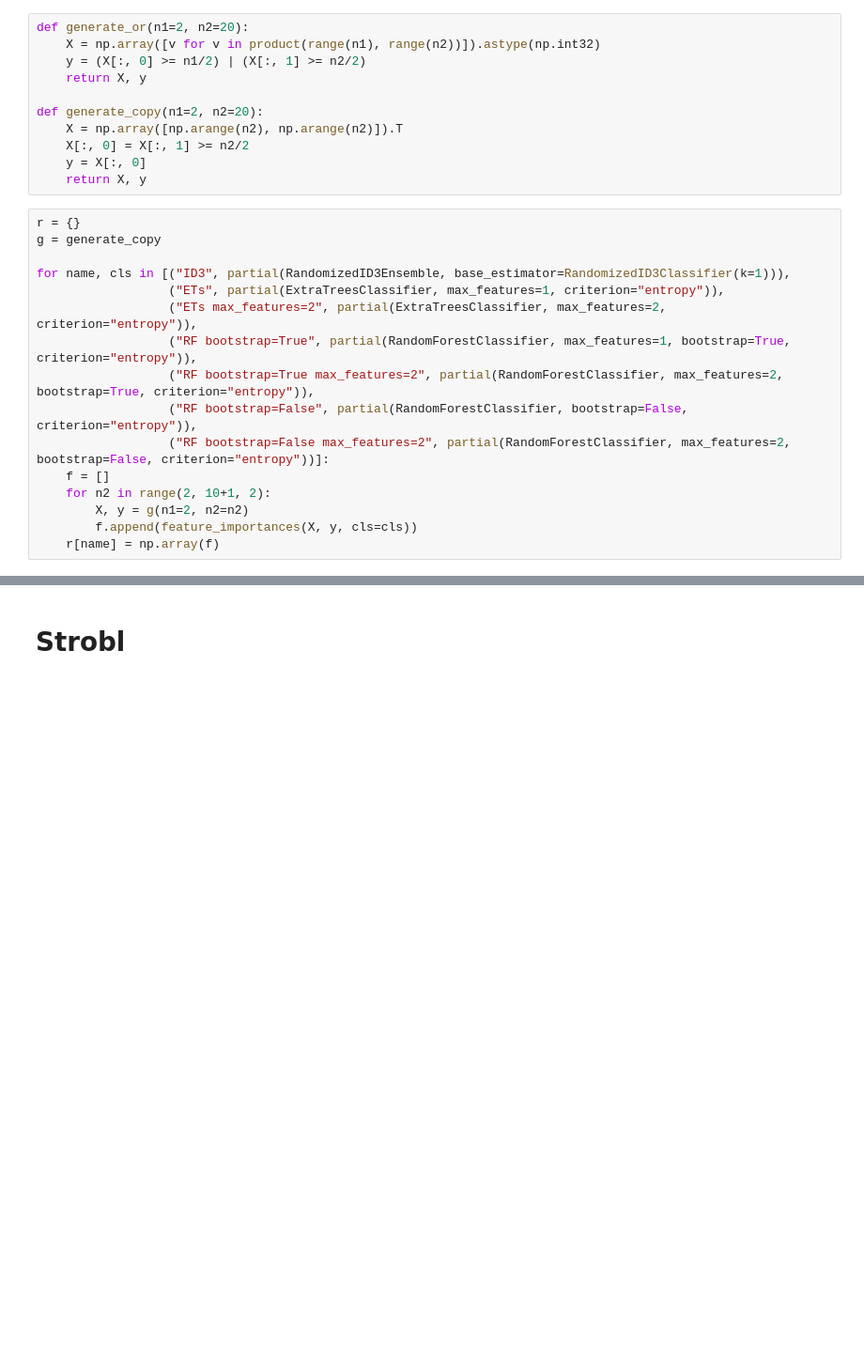
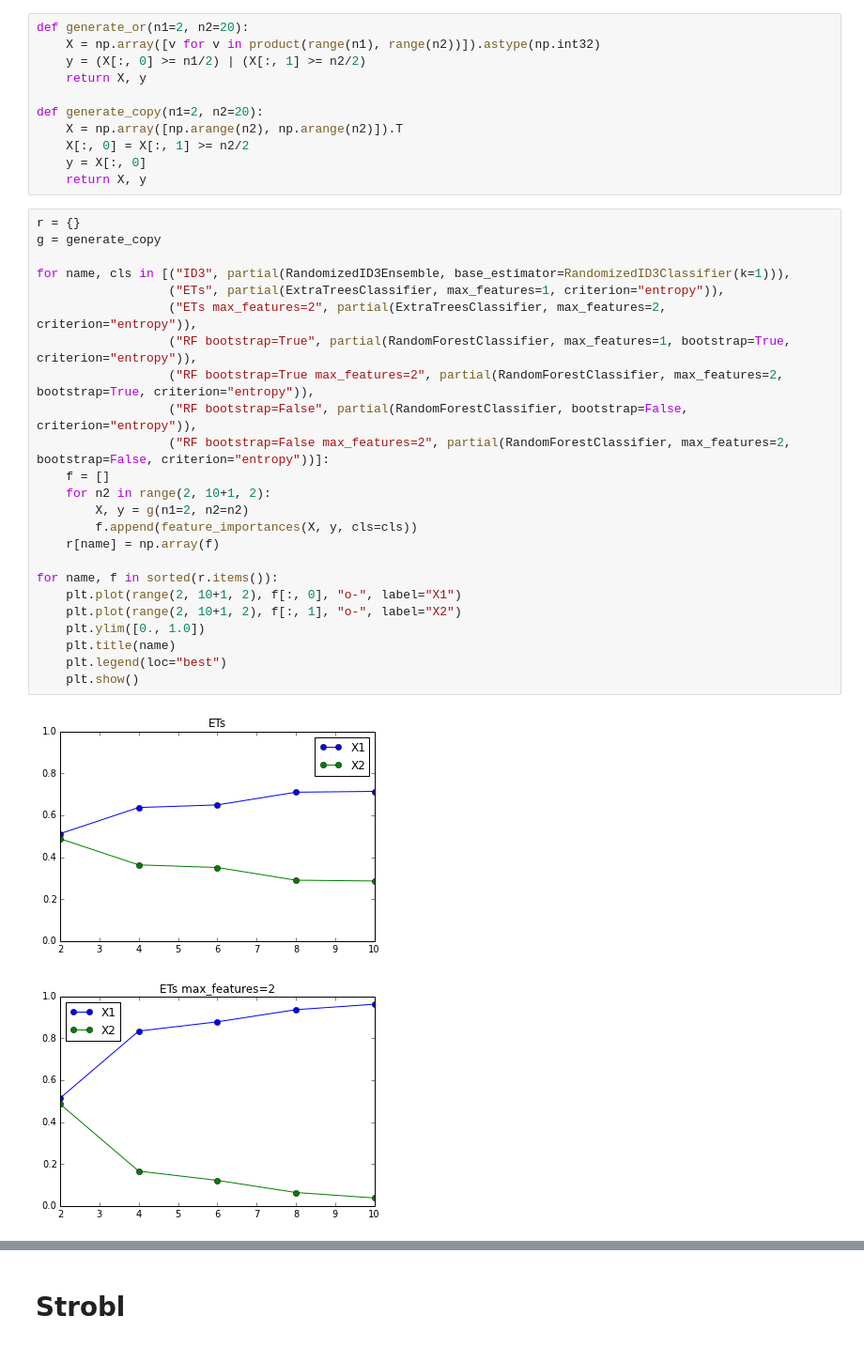
Before and after one commit to glouppe/phd-thesis, a Jupyter notebook: scripts/ch7_bias.ipynb, the cells around one changed output, grey strips where cells are left out. Shown at 94% size. Drawn from its saved outputs; the diff is of its cells as text; blank space fills up the shorter version.

```diff
--- a/scripts/ch7_bias.ipynb
+++ b/scripts/ch7_bias.ipynb
@@ -41,16 +41,27 @@ def generate_copy(n1=2, n2=20):
 # %%
 r = {}
 g = generate_copy
 
 for name, cls in [("ID3", partial(RandomizedID3Ensemble, base_estimator=RandomizedID3Classifier(k=1))),
                   ("ETs", partial(ExtraTreesClassifier, max_features=1, criterion="entropy")),
                   ("ETs max_features=2", partial(ExtraTreesClassifier, max_features=2, criterion="entropy")),
                   ("RF bootstrap=True", partial(RandomForestClassifier, max_features=1, bootstrap=True, criterion="entropy")),
                   ("RF bootstrap=True max_features=2", partial(RandomForestClassifier, max_features=2, bootstrap=True, criterion="entropy")),
                   ("RF bootstrap=False", partial(RandomForestClassifier, bootstrap=False, criterion="entropy")),
                   ("RF bootstrap=False max_features=2", partial(RandomForestClassifier, max_features=2, bootstrap=False, criterion="entropy"))]:
     f = []
     for n2 in range(2, 10+1, 2):
         X, y = g(n1=2, n2=n2)
         f.append(feature_importances(X, y, cls=cls))
     r[name] = np.array(f)
+
+for name, f in sorted(r.items()):
+    plt.plot(range(2, 10+1, 2), f[:, 0], "o-", label="X1")
+    plt.plot(range(2, 10+1, 2), f[:, 1], "o-", label="X2")
+    plt.ylim([0., 1.0])
+    plt.title(name)
+    plt.legend(loc="best")
+    plt.show()
+# %% [output]
+[figure, added]
+[figure, added]
```
Also changed, not shown: parts of 6 cells of this notebook, 2 other files.
